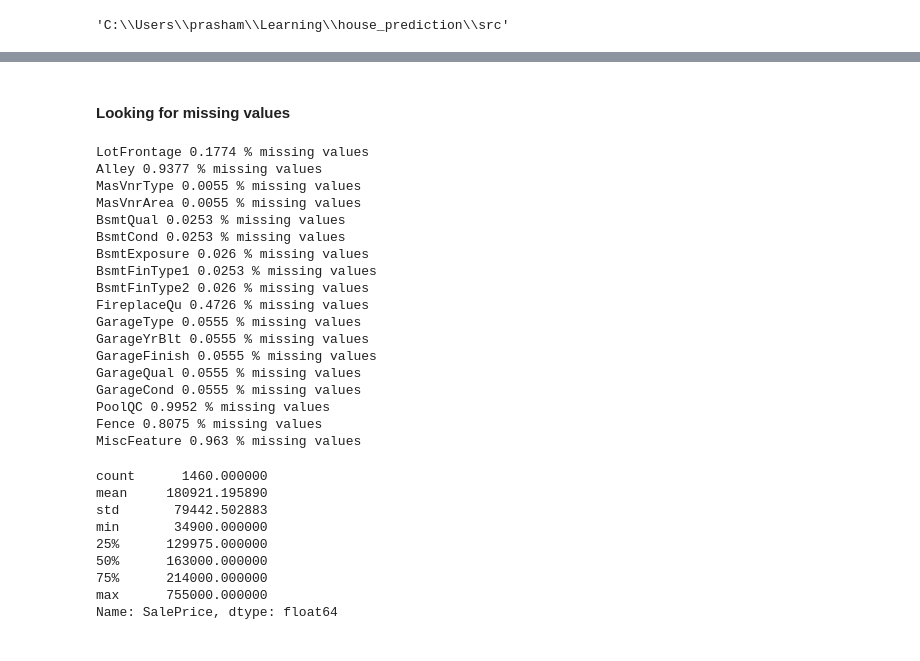
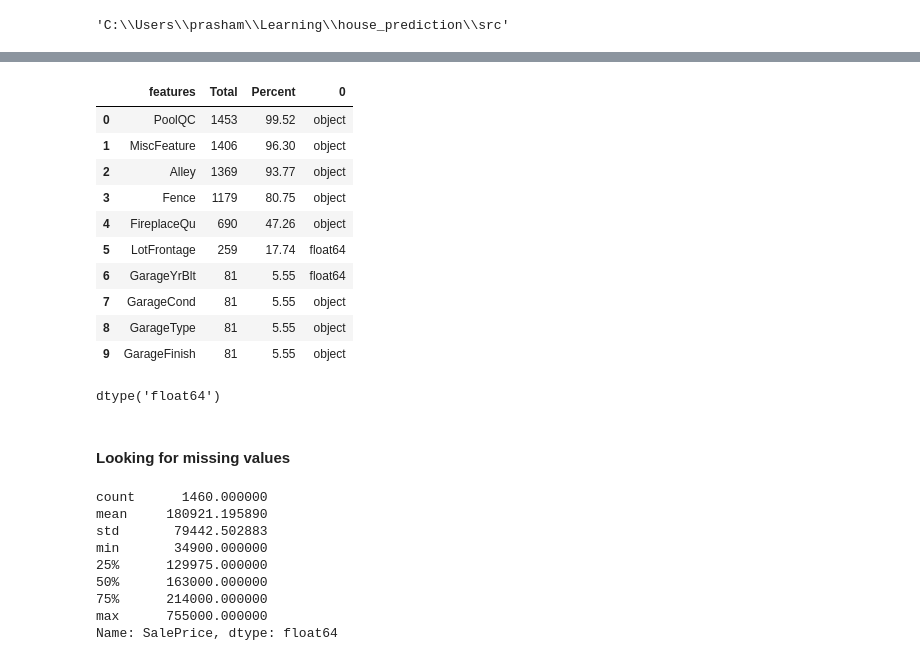
Before and after one commit to prash16/mlop_house_prediction-, a Jupyter notebook: src/descriptive.ipynb, the cells around one changed output, grey strips where cells are left out. Saved outputs shown, nothing was run; the diff lists cells and outputs as text; code cells hidden in the pictures.

```diff
--- a/src/descriptive.ipynb
+++ b/src/descriptive.ipynb
@@ -45,29 +47,34 @@ Length: 81, dtype: int64
+# %%
+#missing data
+total = df_train.isnull().sum().sort_values(ascending=False)
+percent = np.round((df_train.isnull().sum()/df_train.isnull().count()).sort_values(ascending=False)*100,2)
+missing = pd.concat([total, percent], axis=1, keys=['Total', 'Percent']).reset_index().rename(columns={'index':'features'})
+missing_dtypes=df.dtypes.to_frame().reset_index().rename(columns={'index':'features'})
+missing_data= pd.merge(missing,missing_dtypes,left_on=['features'],right_on=['features'],how='inner')
+missing_data.head(10)
+# %% [output]
+|  | features | Total | Percent | 0 |
+| 0 | PoolQC | 1453 | 99.52 | object |
+| 1 | MiscFeature | 1406 | 96.30 | object |
+| 2 | Alley | 1369 | 93.77 | object |
+| 3 | Fence | 1179 | 80.75 | object |
+| 4 | FireplaceQu | 690 | 47.26 | object |
+| 5 | LotFrontage | 259 | 17.74 | float64 |
+| 6 | GarageYrBlt | 81 | 5.55 | float64 |
+| 7 | GarageCond | 81 | 5.55 | object |
+| 8 | GarageType | 81 | 5.55 | object |
+| 9 | GarageFinish | 81 | 5.55 | object |
+# %%
+df['LotFrontage'].dtypes
+# %% [output]
+dtype('float64')
 # %% [markdown]
 #### Looking for missing values
 # %%
-### List of
-Features_na= [features for features in df.columns if df[features].isnull().sum()>1]
-for features in Features_na:
-    print(features, np.round (df[features].isnull().mean(),4),'% missing values ')
+# ### List of
+# Features_na= [features for features in df.columns if df[features].isnull().sum()>1]
+# for features in Features_na:
+#     print(features, np.round (df[features].isnull().mean(),4),'% missing values ')
-# %% [output]
-LotFrontage 0.1774 % missing values
-Alley 0.9377 % missing values
-MasVnrType 0.0055 % missing values
-MasVnrArea 0.0055 % missing values
-BsmtQual 0.0253 % missing values
-BsmtCond 0.0253 % missing values
-BsmtExposure 0.026 % missing values
-BsmtFinType1 0.0253 % missing values
-BsmtFinType2 0.026 % missing values
-FireplaceQu 0.4726 % missing values
-GarageType 0.0555 % missing values
-GarageYrBlt 0.0555 % missing values
-GarageFinish 0.0555 % missing values
-GarageQual 0.0555 % missing values
-GarageCond 0.0555 % missing values
-PoolQC 0.9952 % missing values
-Fence 0.8075 % missing values
-MiscFeature 0.963 % missing values
 # %%
 ### Response variable : Sales price
 # %%
```
Also changed, not shown: parts of 18 cells of this notebook.
